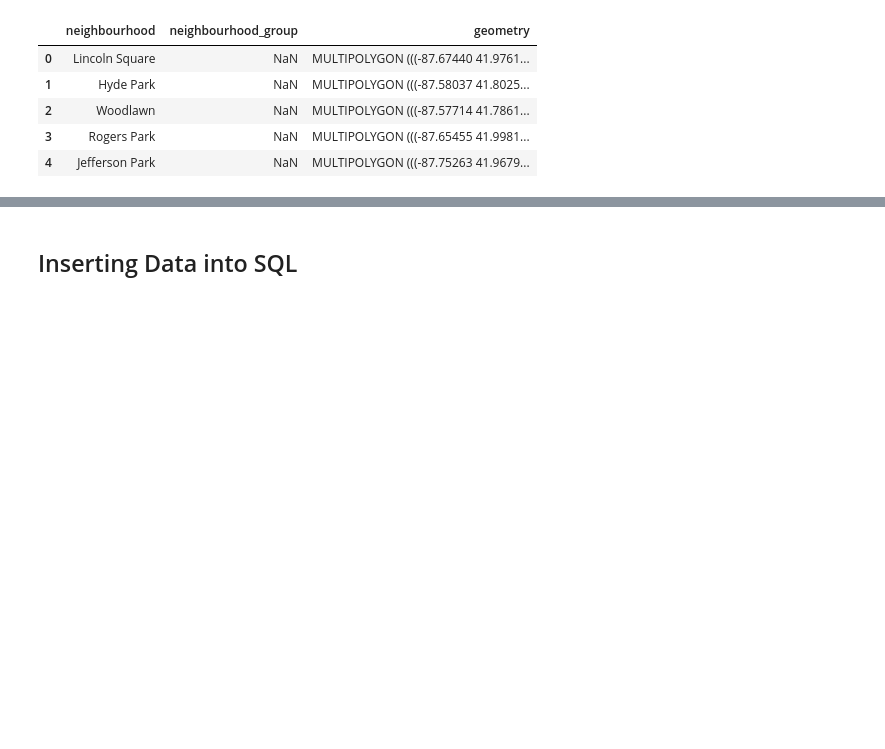
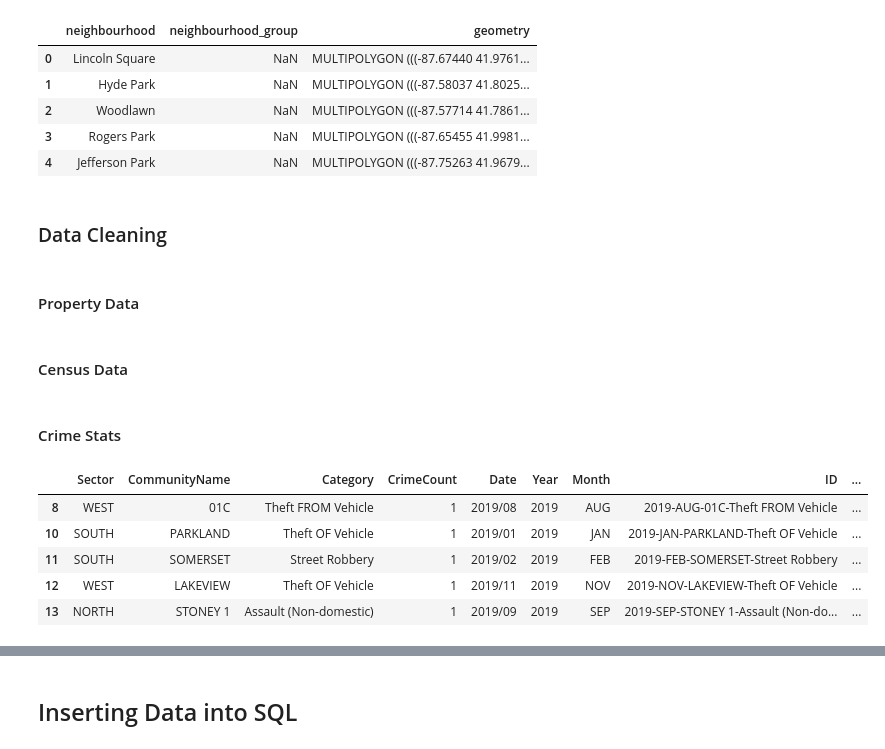
Before and after one commit to ethan2411/Data-603-604, a Jupyter notebook: Data 604 Term Project.ipynb, the cells around one changed output, grey strips where cells are left out. Saved outputs shown, nothing was run; the diff lists cells and outputs as text; code cells hidden in the pictures; blank space fills up the shorter version.

Commit message:
Updated TOC and Data Cleaning

```diff
--- a/Data 604 Term Project.ipynb
+++ b/Data 604 Term Project.ipynb
@@ -108,3 +155,7 @@ property.head()
 | 2 | Woodlawn | NaN | MULTIPOLYGON (((-87.57714 41.7861... |
 | 3 | Rogers Park | NaN | MULTIPOLYGON (((-87.65455 41.9981... |
 | 4 | Jefferson Park | NaN | MULTIPOLYGON (((-87.75263 41.9679... |
+# %% [markdown]
+### Data Cleaning
+# %% [markdown]
+#### Property Data
@@ -110,0 +235,2 @@ property.head()
+# %% [markdown]
+#### Census Data
@@ -110,0 +253,16 @@ property.head()
+# %% [markdown]
+#### Crime Stats
+# %%
+#Dropping columns that aren't neccesary and renaming comlumns
+crime_cleaned = crimestats.drop('Resident Count', axis=1)
+crime_cleaned.columns = ["Sector", "CommunityName","Category","CrimeCount","Date", "Year", "Month", "ID","CommunityCenterPoint","CalgaryCommunities","WardBoundaries20132017", "WardBoundaries", "CityQuadrants"]
+#droping NA values and checking data
+crime_cleaned.dropna(inplace=True)
+crime_cleaned.head(5)
+# %% [output]
+|  | Sector | CommunityName | Category | CrimeCount | Date | Year | Month | ID | ... |
+| 8 | WEST | 01C | Theft FROM Vehicle | 1 | 2019/08 | 2019 | AUG | 2019-AUG-01C-Theft FROM Vehicle | ... |
+| 10 | SOUTH | PARKLAND | Theft OF Vehicle | 1 | 2019/01 | 2019 | JAN | 2019-JAN-PARKLAND-Theft OF Vehicle | ... |
+| 11 | SOUTH | SOMERSET | Street Robbery | 1 | 2019/02 | 2019 | FEB | 2019-FEB-SOMERSET-Street Robbery | ... |
+| 12 | WEST | LAKEVIEW | Theft OF Vehicle | 1 | 2019/11 | 2019 | NOV | 2019-NOV-LAKEVIEW-Theft OF Vehicle | ... |
+| 13 | NORTH | STONEY 1 | Assault (Non-domestic) | 1 | 2019/09 | 2019 | SEP | 2019-SEP-STONEY 1-Assault (Non-do... | ... |
```
Also changed, not shown: parts of 21 cells of this notebook.
